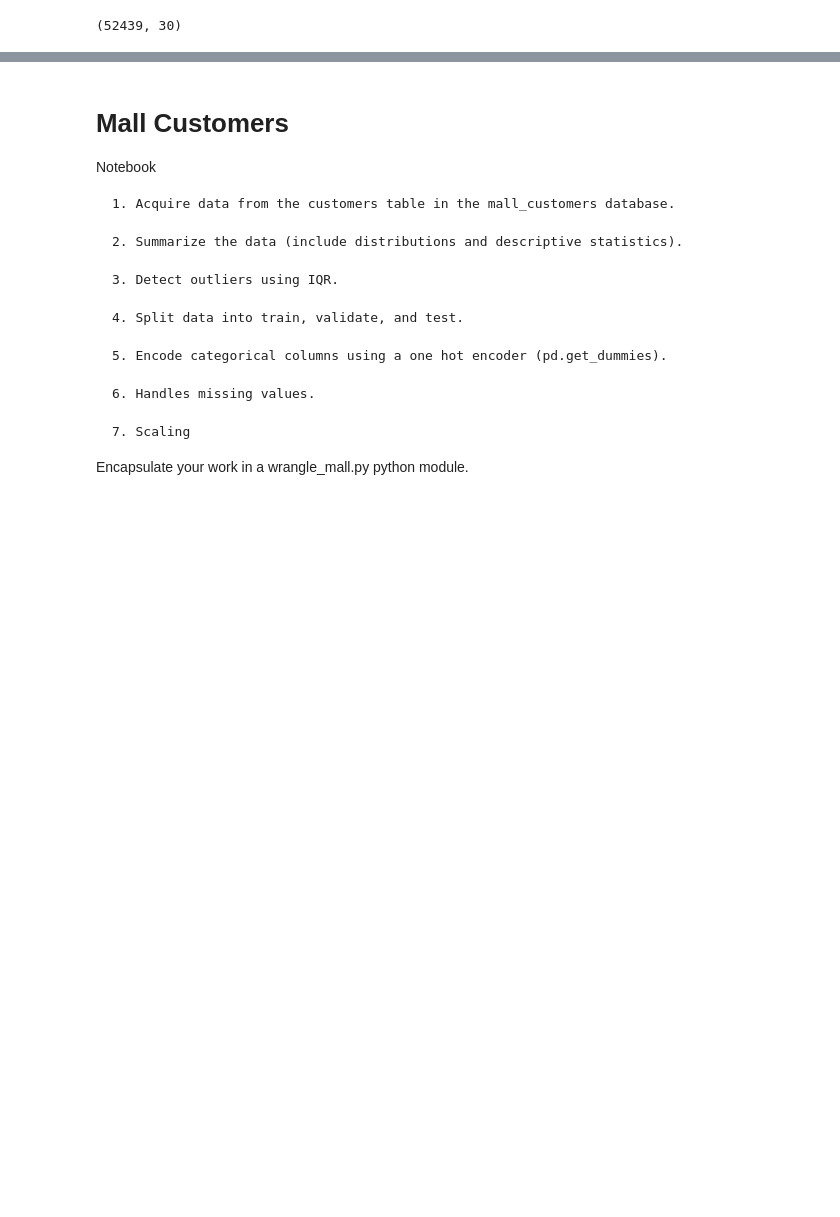
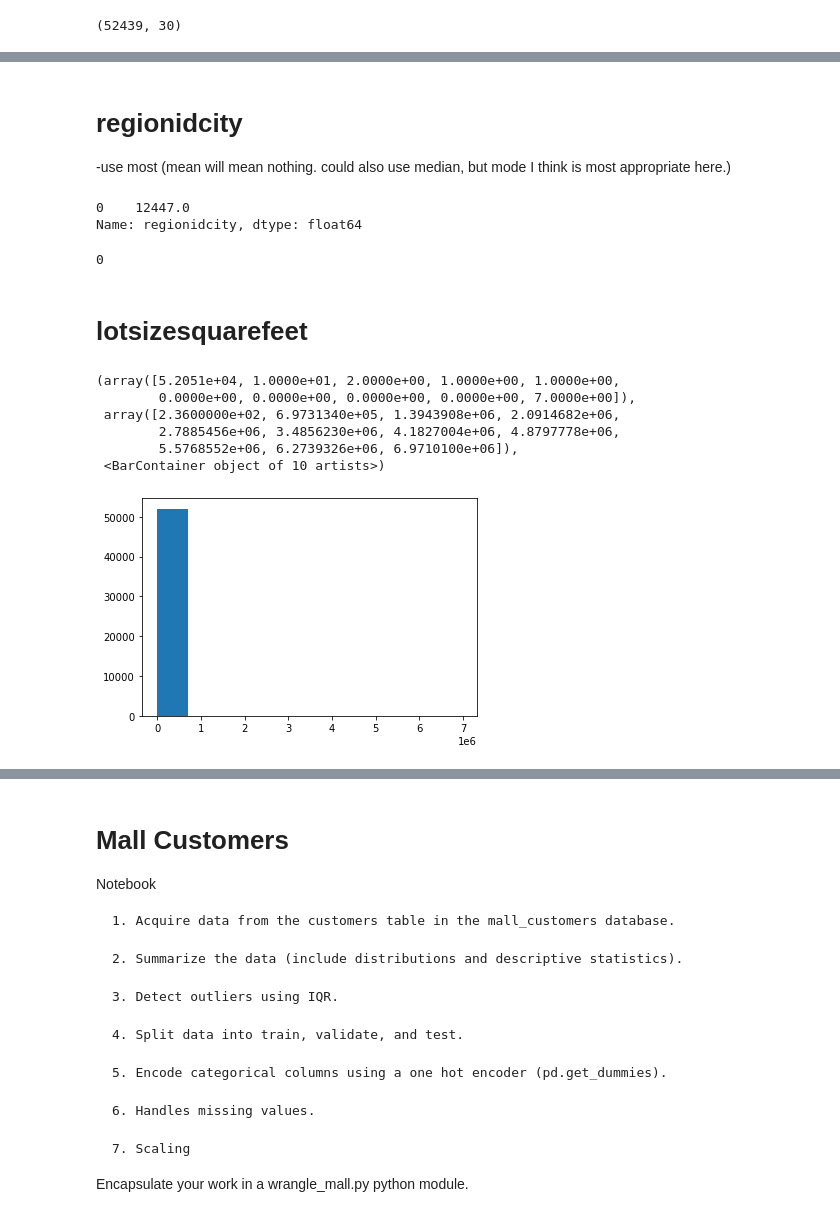
Before and after one commit to Jgardin875/clustering_exercises, a Jupyter notebook: acquire.ipynb, the cells around one changed output, grey strips where cells are left out. Saved outputs shown, nothing was run; the diff lists cells and outputs as text; code cells hidden in the pictures; blank space fills up the shorter version.

```diff
--- a/acquire.ipynb
+++ b/acquire.ipynb
@@ -462,0 +500,26 @@ df.to_csv('zillow.csv')
+# %% [markdown]
+# regionidcity
+-use most (mean will mean nothing. could also use median, but mode I think is most appropriate here.)
+# %%
+df.regionidcity.mode()
+# %% [output]
+0    12447.0
+Name: regionidcity, dtype: float64
+# %%
+df.regionidcity = df.regionidcity.fillna(value = df.regionidcity.mode()[0])
+# %%
+df.regionidcity.isna().sum()
+# %% [output]
+0
+# %% [markdown]
+# lotsizesquarefeet
+# %%
+plt.hist(df.lotsizesquarefeet)
+# %% [output]
+(array([5.2051e+04, 1.0000e+01, 2.0000e+00, 1.0000e+00, 1.0000e+00,
+        0.0000e+00, 0.0000e+00, 0.0000e+00, 0.0000e+00, 7.0000e+00]),
+ array([2.3600000e+02, 6.9731340e+05, 1.3943908e+06, 2.0914682e+06,
+        2.7885456e+06, 3.4856230e+06, 4.1827004e+06, 4.8797778e+06,
+        5.5768552e+06, 6.2739326e+06, 6.9710100e+06]),
+ <BarContainer object of 10 artists>)
+[figure, added]
```
Also changed, not shown: parts of 114 cells of this notebook, 1 other file.
